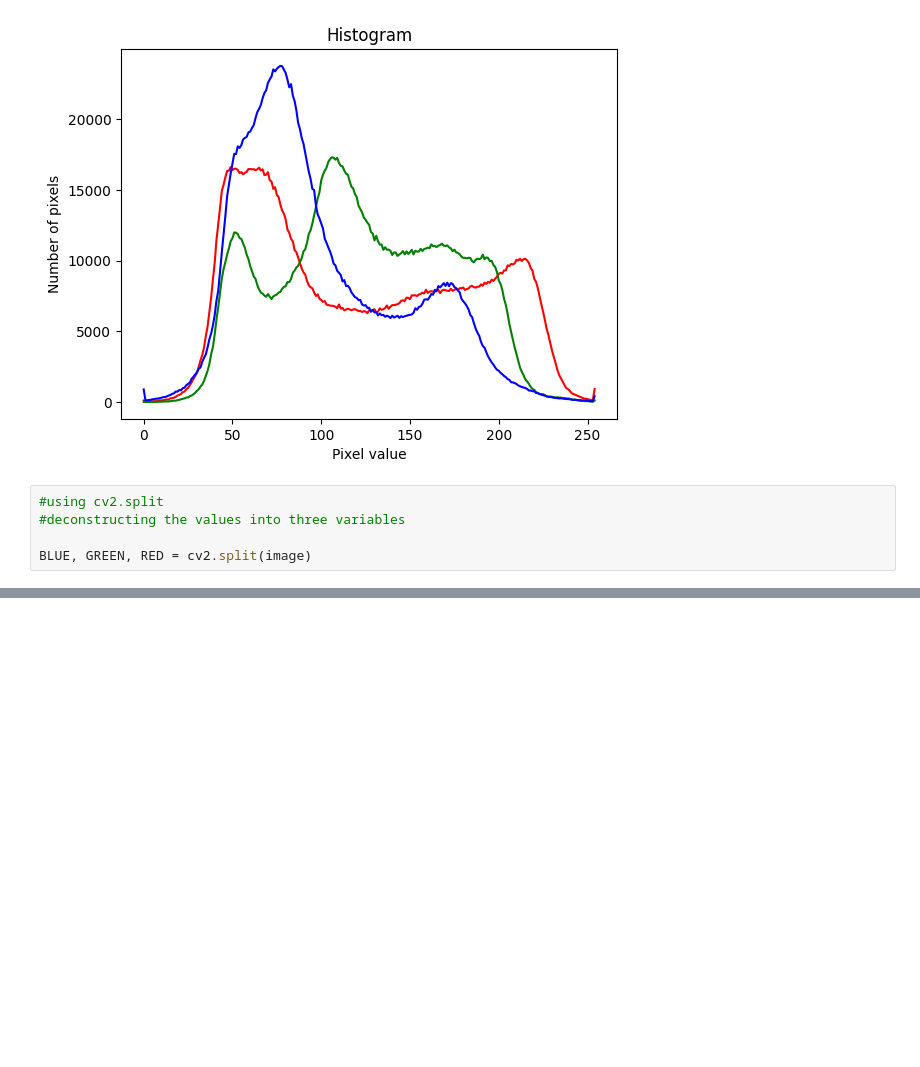
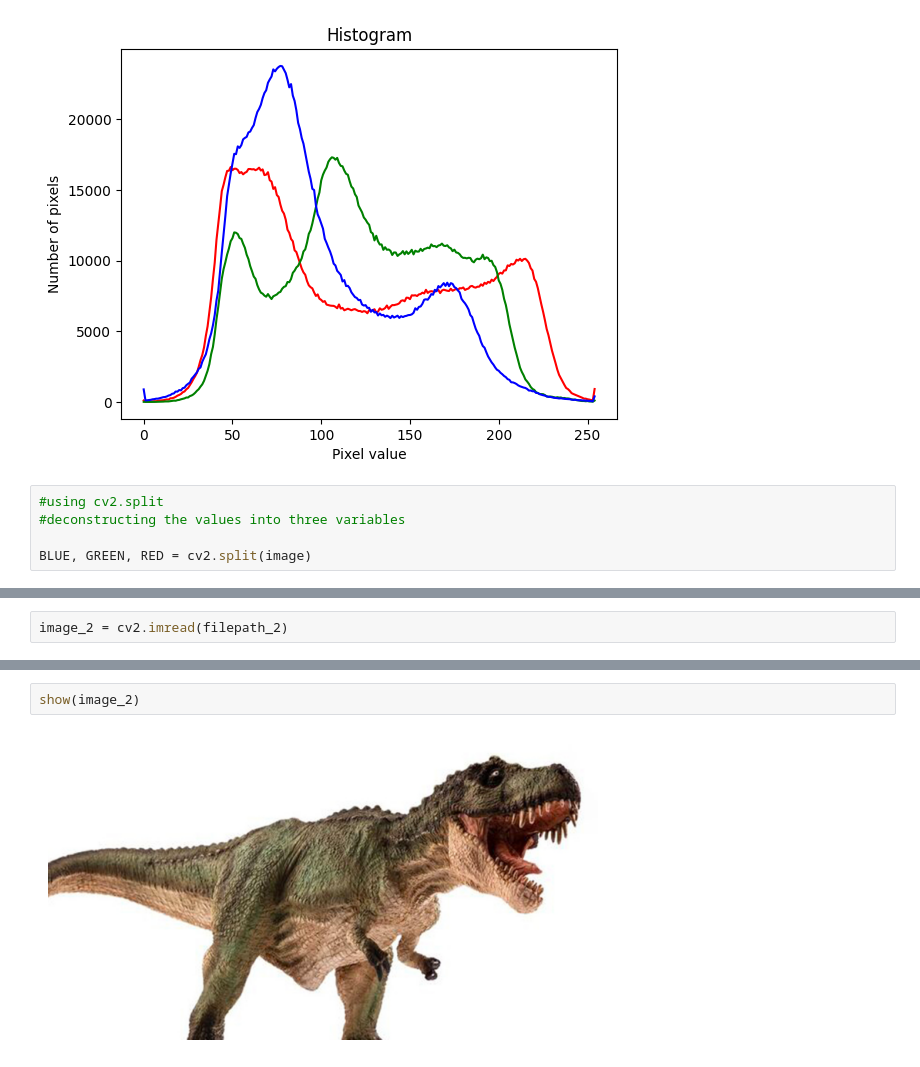
Before and after one commit to LauraBang22/cds-visual, a Jupyter notebook: Notebooks/session3.ipynb, the cells around one changed output, grey strips where cells are left out. Drawn from its saved outputs; the diff is of its cells as text; blank space fills up the shorter version.

```diff
--- a/Notebooks/session3.ipynb
+++ b/Notebooks/session3.ipynb
@@ -170,0 +178,2 @@ NameError: name 'cv2' is not defined
+# %%
+image_2 = cv2.imread(filepath_2)
@@ -170,0 +257,4 @@ NameError: name 'cv2' is not defined
+# %%
+show(image_2)
+# %% [output]
+[figure, added]
```
Also changed, not shown: parts of 35 cells of this notebook.
